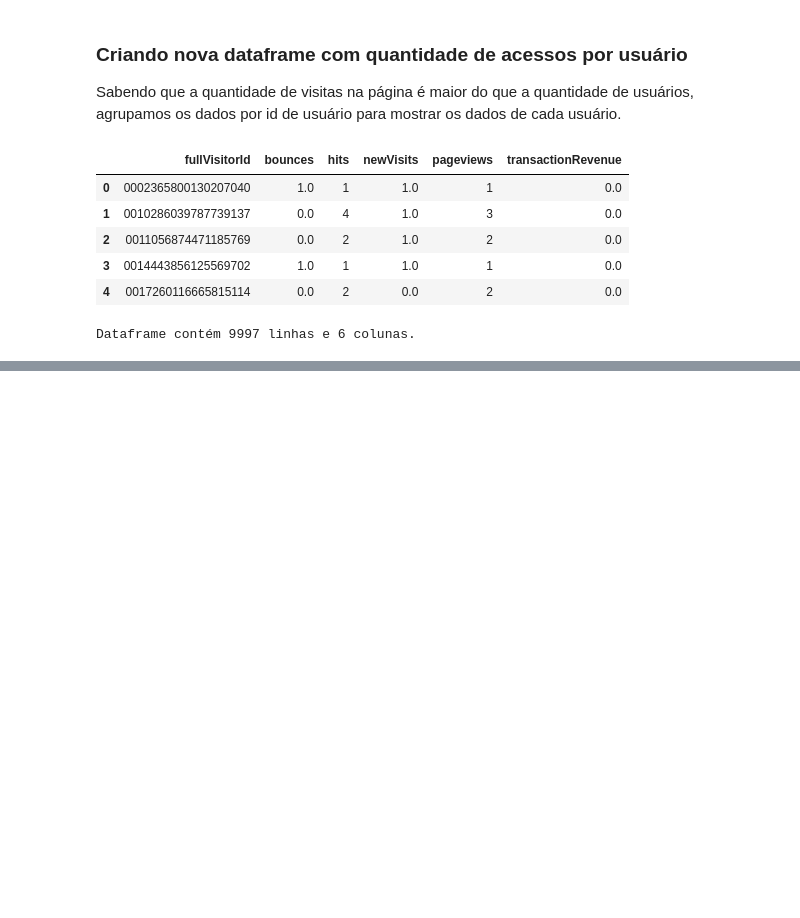
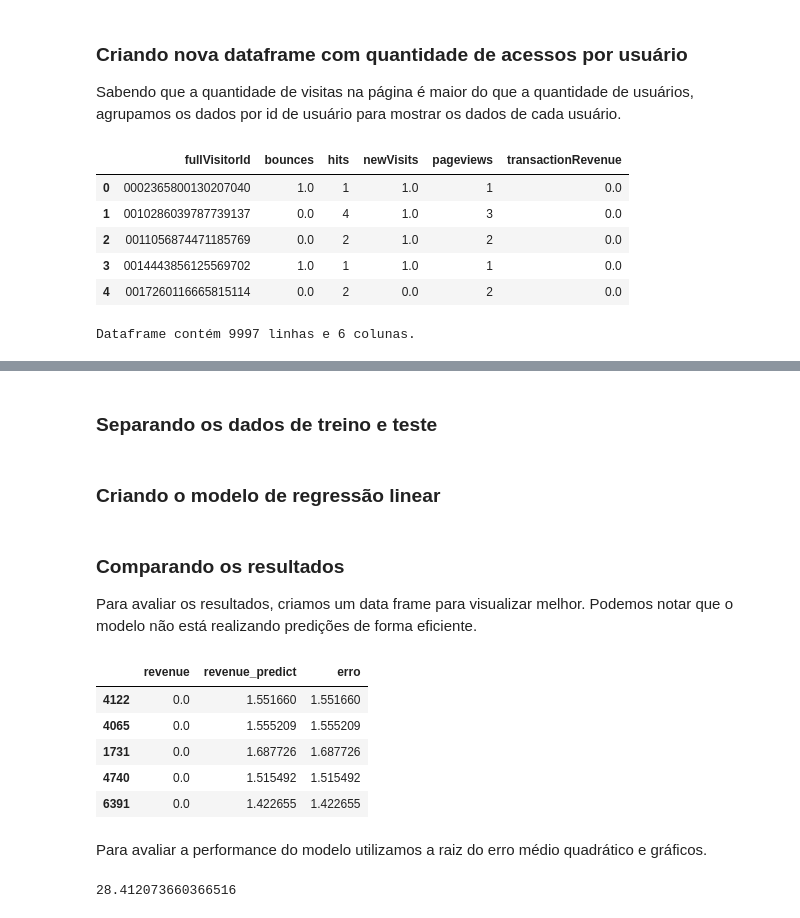
Before and after one commit to CrisNakamura/modelo_digital_marketing, a Jupyter notebook: marketing_analytics.ipynb, the cells around one changed output, grey strips where cells are left out. Drawn from its saved outputs; the diff is of its cells as text; code cells hidden in the pictures; blank space fills up the shorter version.

```diff
--- a/marketing_analytics.ipynb
+++ b/marketing_analytics.ipynb
@@ -270,0 +285,2 @@ Dataframe contém 9997 linhas e 6 colunas.
+# %% [markdown]
+### Separando os dados de treino e teste
@@ -270,0 +289,2 @@ Dataframe contém 9997 linhas e 6 colunas.
+# %% [markdown]
+### Criando o modelo de regressão linear
@@ -270,0 +300,33 @@ Dataframe contém 9997 linhas e 6 colunas.
+# %% [markdown]
+### Comparando os resultados
+
+Para avaliar os resultados, criamos um data frame para visualizar melhor. Podemos notar que o modelo não está realizando predições de forma eficiente.
+# %%
+resultados = pd.DataFrame()
+
+# O que foi gasto de fato.
+resultados['revenue'] = y_test
+
+# Previsão de gastos.
+resultados['revenue_predict'] = y_pred
+
+# Erro da previsão.
+resultados['erro'] = y_pred - y_test
+
+resultados.head()
+# %% [output]
+|  | revenue | revenue_predict | erro |
+| 4122 | 0.0 | 1.551660 | 1.551660 |
+| 4065 | 0.0 | 1.555209 | 1.555209 |
+| 1731 | 0.0 | 1.687726 | 1.687726 |
+| 4740 | 0.0 | 1.515492 | 1.515492 |
+| 6391 | 0.0 | 1.422655 | 1.422655 |
+# %% [markdown]
+Para avaliar a performance do modelo utilizamos a raiz do erro médio quadrático e gráficos.
+# %%
+from sklearn.metrics import mean_squared_error
+import numpy as np
+
+print(np.sqrt(mean_squared_error(y_test, y_pred)))
+# %% [output]
+28.412073660366516
```
Also changed, not shown: parts of 10 cells of this notebook.
